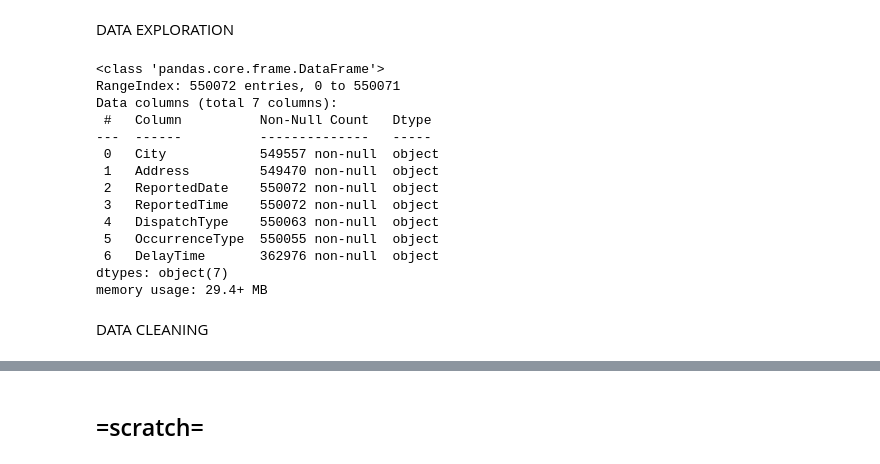
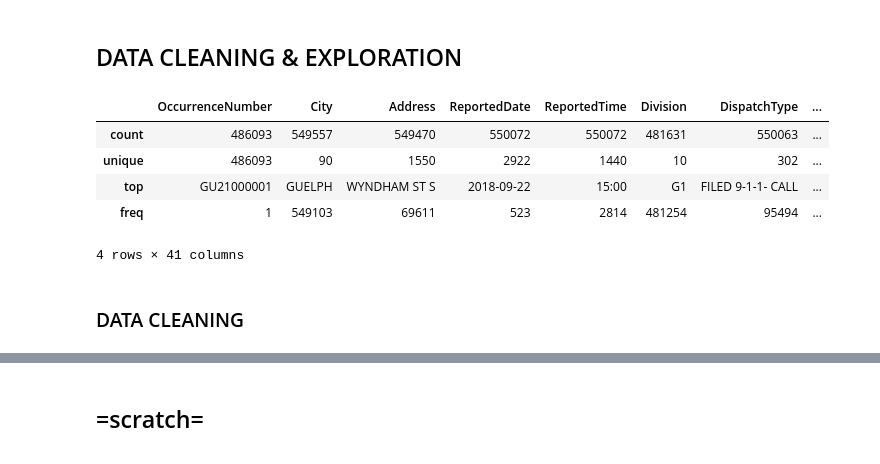
Before and after one commit to johnallanach/guelph-crime-map, a Jupyter notebook: notebooks/gps-crime.ipynb, the cells around one changed output, grey strips where cells are left out. Cells and saved outputs as stored; diff of their text form; code cells hidden in the pictures.

```diff
--- a/notebooks/gps-crime.ipynb
+++ b/notebooks/gps-crime.ipynb
@@ -4,26 +5,18 @@ import pandas as pd
 # read csv data into pandas dataframe
 df_gps = pd.read_csv('..\\gitignore\\data\\GPS_Occurrence_Data_ALL.csv')
 # %% [markdown]
-DATA EXPLORATION
+## DATA CLEANING & EXPLORATION
 # %%
-df_gps.info()
+df_gps.describe()
 # %% [output]
+|  | OccurrenceNumber | City | Address | ReportedDate | ReportedTime | Division | DispatchType | ... |
+| count | 486093 | 549557 | 549470 | 550072 | 550072 | 481631 | 550063 | ... |
+| unique | 486093 | 90 | 1550 | 2922 | 1440 | 10 | 302 | ... |
+| top | GU21000001 | GUELPH | WYNDHAM ST S | 2018-09-22 | 15:00 | G1 | FILED 9-1-1- CALL | ... |
+| freq | 1 | 549103 | 69611 | 523 | 2814 | 481254 | 95494 | ... |
-<class 'pandas.core.frame.DataFrame'>
-RangeIndex: 550072 entries, 0 to 550071
-Data columns (total 7 columns):
- #   Column          Non-Null Count   Dtype
----  ------          --------------   -----
- 0   City            549557 non-null  object
- 1   Address         549470 non-null  object
- 2   ReportedDate    550072 non-null  object
- 3   ReportedTime    550072 non-null  object
- 4   DispatchType    550063 non-null  object
- 5   OccurrenceType  550055 non-null  object
- 6   DelayTime       362976 non-null  object
-dtypes: object(7)
-memory usage: 29.4+ MB
+4 rows × 41 columns
 # %% [markdown]
-DATA CLEANING
+### DATA CLEANING
 # %%
 #drop multiple columns by index
 droprange = [0, 5, 8, 9, 10, 11, 12] + list(range(14, 41))
```
Also changed, not shown: parts of 17 cells of this notebook.
